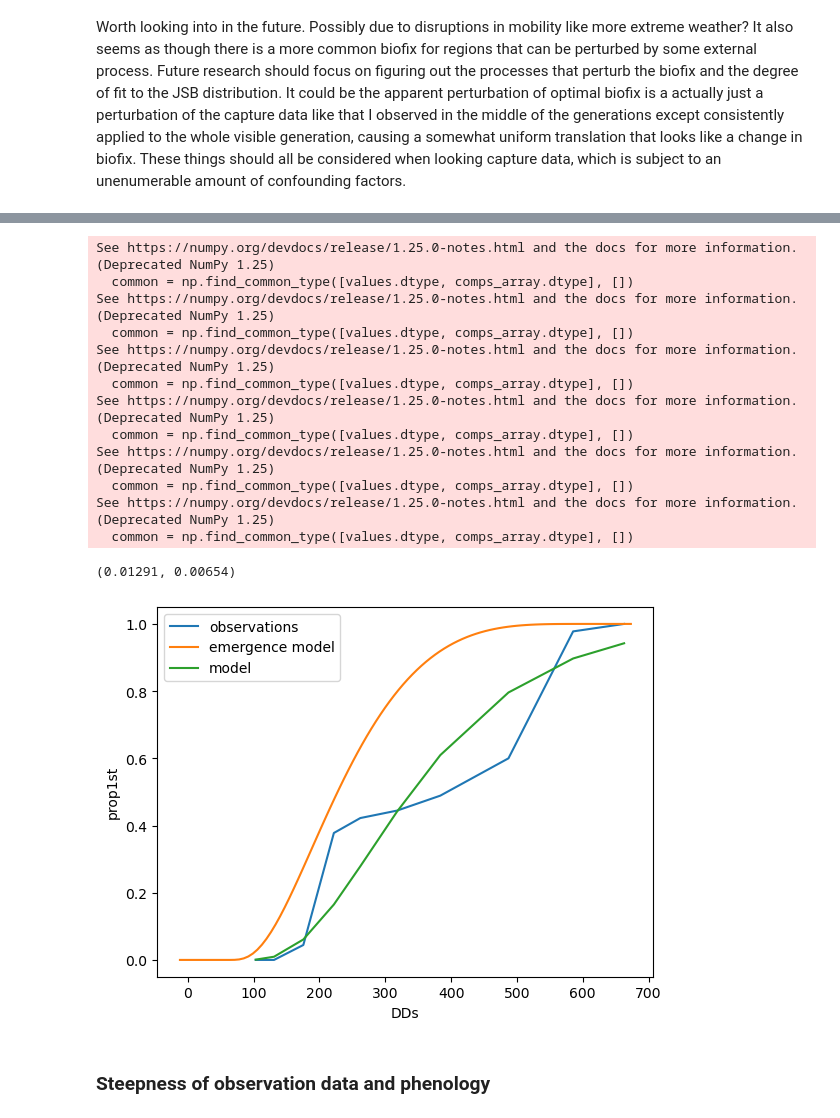
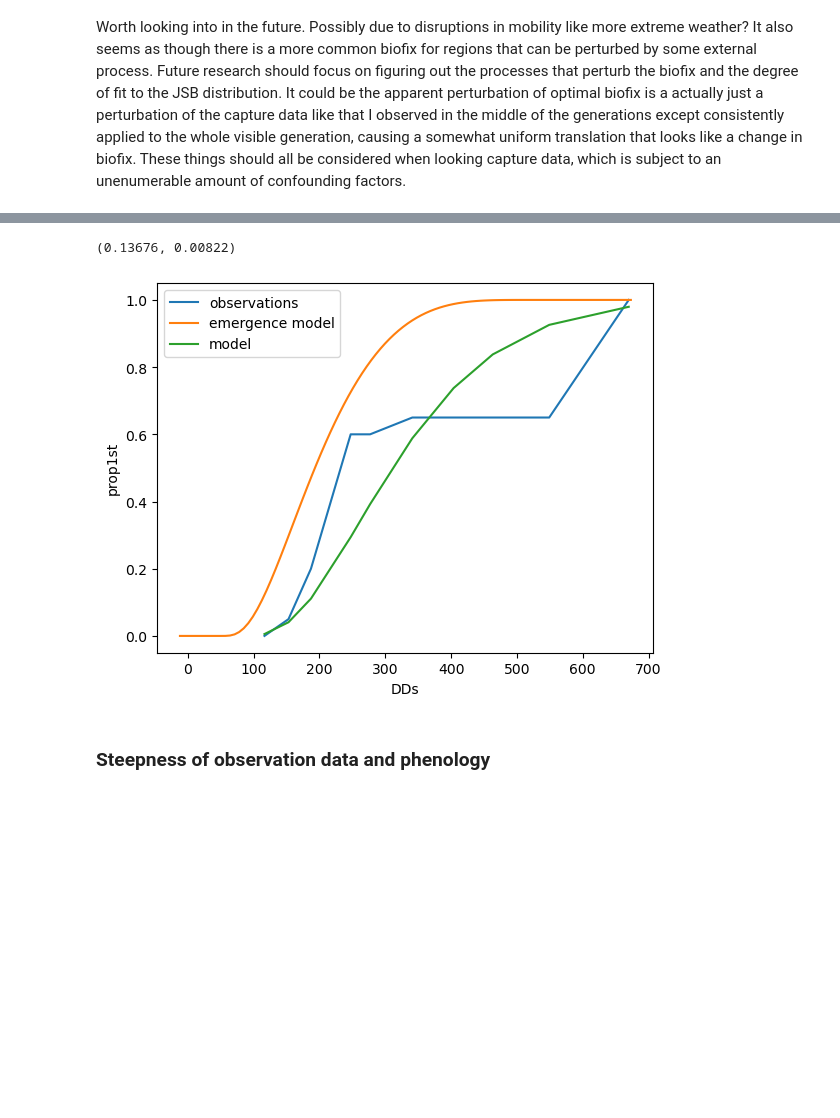
Before and after one commit to PacificBird/InsectPhenologyCaptureSim, a Jupyter notebook: multi_analysis.ipynb, the cells around one changed output, grey strips where cells are left out. Drawn from its saved outputs; the diff is of its cells as text; code cells hidden in the pictures; blank space fills up the shorter version.

```diff
--- a/multi_analysis.ipynb
+++ b/multi_analysis.ipynb
@@ -1238,14 +1238,15 @@ def predict_from_full_biofix(dds, captures, CI=False, biofix=69):
 import pprint
 fieldnames = ['AllrCoug','CRO','fiveEa','Hansen','HoskGibOth','Royal','ValKoe']
 filenames = [field+year for year in ['2018A','2019A','2020A','2021A'] for field in fieldnames]
-def mae(filename, plot=False, ddlim=685, biofix=69, residuals=False):
+def mae(filename, plot=False, ddlim=685, biofix=69, residuals=False, errorlim=685):
     data = pd.read_csv('verification_data/'+filename+'.csv').dropna()
     data = data[data.iloc[:,4]<ddlim]
     dds = data.iloc[:,4]
     prop = data.iloc[:,5].cumsum()
     efficacy = predict_from_full_biofix(dds, prop, biofix=biofix)
     y_hat = capture_prediction_sb_biofix(dds, efficacy, biofix=biofix)
-    meanae = np.mean(np.abs(y_hat - prop))
+    limidx = np.argmax(dds>errorlim)
+    meanae = np.mean(np.abs(y_hat[0:limidx-1,] - prop[0:limidx-1,]))
     if plot:
         sns.lineplot(x=dds, y=prop, label='observations')
         sns.lineplot(x=np.linspace(0,685, 100)+(biofix-69), \
@@ -1454,20 +1551,8 @@ One interesting observation I have noticed while going through the shapes of all
 # %%
-mse('fiveEa2020A', biofix=57, plot=True)
+mae('HoskGibOth2021A', biofix=57, plot=True)
 # %% [output]
-See https://numpy.org/devdocs/release/1.25.0-notes.html and the docs for more information.  (Deprecated NumPy 1.25)
-  common = np.find_common_type([values.dtype, comps_array.dtype], [])
-See https://numpy.org/devdocs/release/1.25.0-notes.html and the docs for more information.  (Deprecated NumPy 1.25)
-  common = np.find_common_type([values.dtype, comps_array.dtype], [])
-See https://numpy.org/devdocs/release/1.25.0-notes.html and the docs for more information.  (Deprecated NumPy 1.25)
-  common = np.find_common_type([values.dtype, comps_array.dtype], [])
-See https://numpy.org/devdocs/release/1.25.0-notes.html and the docs for more information.  (Deprecated NumPy 1.25)
-  common = np.find_common_type([values.dtype, comps_array.dtype], [])
-See https://numpy.org/devdocs/release/1.25.0-notes.html and the docs for more information.  (Deprecated NumPy 1.25)
-  common = np.find_common_type([values.dtype, comps_array.dtype], [])
-See https://numpy.org/devdocs/release/1.25.0-notes.html and the docs for more information.  (Deprecated NumPy 1.25)
-  common = np.find_common_type([values.dtype, comps_array.dtype], [])
+(0.13676, 0.00822)
-(0.01291, 0.00654)
-[figure, old version]
+[figure, new version]
 # %% [markdown]
 ### Steepness of observation data and phenology
 # %%
```
Also changed, not shown: parts of 44 cells of this notebook, 3 other files.
